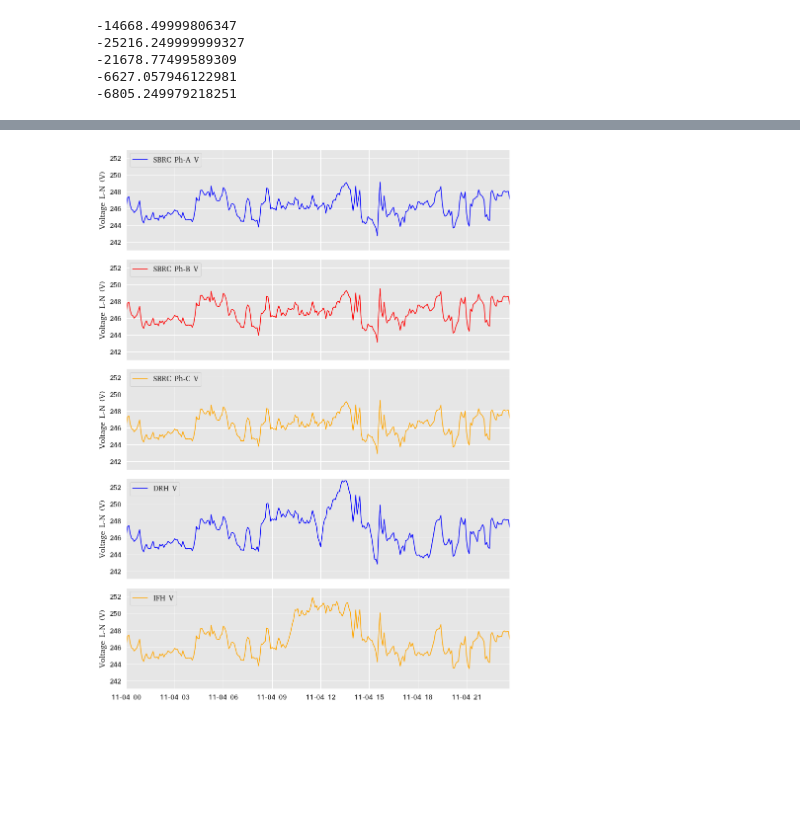
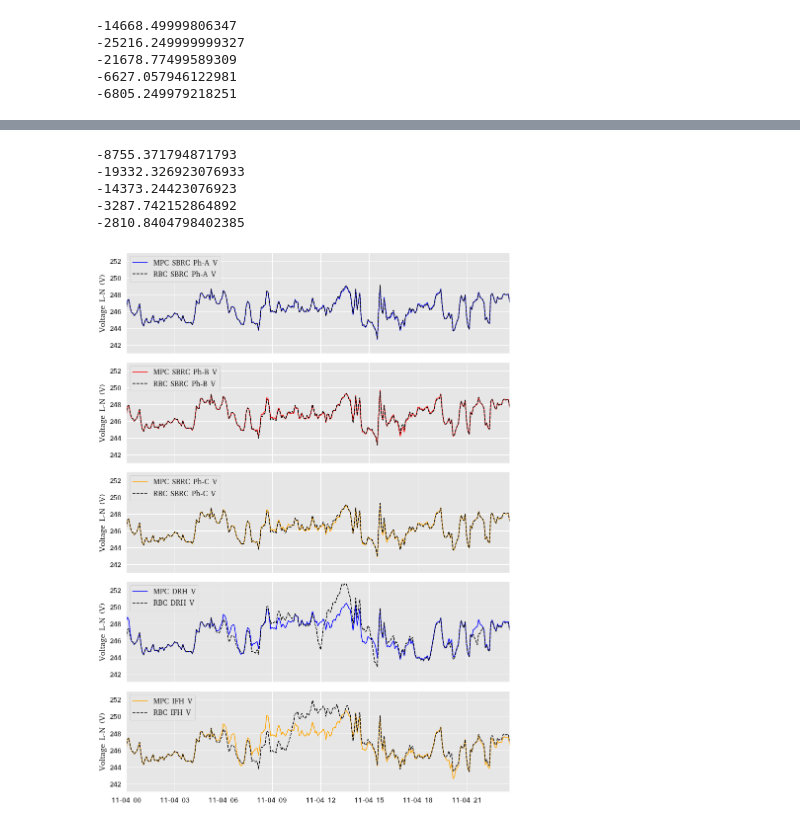
Before and after one commit to brendan-gridsight/ThesisGit, a Jupyter notebook: Time Series Plots/SBRC MPC Voltage Reg Plots.ipynb, the cells around one changed output, grey strips where cells are left out. Saved outputs shown, nothing was run; the diff lists cells and outputs as text; code cells hidden in the pictures; blank space fills up the shorter version.

```diff
--- a/Time Series Plots/SBRC Pandapower Unbalanced Powerflow - MPC Voltage Reg Plots.ipynb
+++ b/Time Series Plots/SBRC MPC Voltage Reg Plots.ipynb
@@ -560,52 +681,64 @@ plt.show()
+# %%
+print((sb1['p_im']+sb1['p_ex']).min())
+print((sb2['p_im']+sb2['p_ex']).min())
+print((sb3['p_im']+sb3['p_ex']).min())
+print((drh['p_im']+drh['p_ex']).min())
+print((ifh['p_im']+ifh['p_ex']).min())
+# %% [output]
+-8755.371794871793
+-19332.326923076933
+-14373.24423076923
+-3287.742152864892
+-2810.8404798402385
 # %%
 fig, ax = plt.subplots(5, sharex=True)
 
 ax[0].set_ylabel('Voltage L-N (V)')
 ax[0].set_xlim(volts_before.index[0],volts_before.index[-1])
 ax[0].set_ylim(241,253)
-ax[0].plot(volts_before.index,volts_before['SB_Va'], color='blue')
-#ax[0].plot(sb1.index, sb1['pv'], color='black',ls='--')
-ax[0].legend(['SBRC Ph-A V'], loc="upper left", ncol=2)
+ax[0].plot(volts_after.index,volts_after['SB_Va'], color='blue')
+ax[0].plot(volts_before.index,volts_before['SB_Va'], color='black',ls='--')
+ax[0].legend(['MPC SBRC Ph-A V','RBC SBRC Ph-A V'], loc="upper left", ncol=1)
 
 ax[1].set_ylabel('Voltage L-N (V)')
 ax[1].set_xlim(volts_before.index[0],volts_before.index[-1])
 ax[1].set_ylim(241,253)
-ax[1].plot(volts_before.index,volts_before['SB_Vb'], color='red')
-#ax[0].plot(sb1.index, sb1['pv'], color='black',ls='--')
-ax[1].legend(['SBRC Ph-B V'], loc="upper left", ncol=2)
+ax[1].plot(volts_after.index,volts_after['SB_Vb'], color='red')
+ax[1].plot(volts_before.index,volts_before['SB_Vb'], color='black',ls='--')
+ax[1].legend(['MPC SBRC Ph-B V','RBC SBRC Ph-B V'], loc="upper left", ncol=1)
 
 ax[2].set_ylabel('Voltage L-N (V)')
 ax[2].set_xlim(volts_before.index[0],volts_before.index[-1])
 ax[2].set_ylim(241,253)
-ax[2].plot(volts_before.index,volts_before['SB_Vc'], color='orange')
-#ax[2].plot(sb1.index, sb1['pv'], color='black',ls='--')
-ax[2].legend(['SBRC Ph-C V'], loc="upper left", ncol=2)
+ax[2].plot(volts_after.index,volts_after['SB_Vc'], color='orange')
+ax[2].plot(volts_before.index,volts_before['SB_Vc'], color='black',ls='--')
+ax[2].legend(['MPC SBRC Ph-C V','RBC SBRC Ph-C V'], loc="upper left", ncol=1)
 
 
 ax[3].set_ylabel('Voltage L-N (V)')
 ax[3].set_xlim(volts_before.index[0],volts_before.index[-1])
 ax[3].set_ylim(241,253)
-ax[3].plot(volts_before.index,volts_before['DR_Va'], color='blue')
-#ax[3].plot(sb1.index, sb1['pv'], color='black',ls='--')
-ax[3].legend(['DRH V'], loc="upper left", ncol=2)
+ax[3].plot(volts_after.index,volts_after['DR_Va'], color='blue')
+ax[3].plot(volts_before.index,volts_before['DR_Va'], color='black',ls='--')
+ax[3].legend(['MPC DRH V','RBC DRH V'], loc="upper left", ncol=1)
 
 ax[4].set_ylabel('Voltage L-N (V)')
 ax[4].set_ylim(241,253)
 ax[4].set_xlim(volts_before.index[0],volts_before.index[-1])
-ax[4].plot(volts_before.index,volts_before['IF_Vc'], color='orange')
-#ax[4].plot(sb1.index, sb1['pv'], color='black',ls='--')
-ax[4].legend(['IFH V'], loc="upper left", ncol=2)
+ax[4].plot(volts_after.index,volts_after['IF_Vc'], color='orange')
+ax[4].plot(volts_before.index,volts_before['IF_Vc'], color='black',ls='--')
+ax[4].legend(['MPC IFH V', 'RBC IFH V'], loc="upper left", ncol=1)
 
 
 fig.tight_layout()
 fig.set_figheight(16)
 fig.set_figwidth(12)# otherwise the right y-label is slightly clipped
 #     #ax.grid()
 fig.tight_layout()
-plt.savefig('Figures/sbrc_mg_rbc_volts.pdf')
+plt.savefig('Figures/sbrc_mg_rbc_mpc_volts.pdf')
 ax[0].autoscale(enable=True, axis='x', tight=True)
 ax[1].autoscale(enable=True, axis='x', tight=True)
 
 plt.show()
 # %% [output]
-[figure, old version]
+[figure, new version]
```
Also changed, not shown: parts of 21 cells of this notebook, 37 other files.
